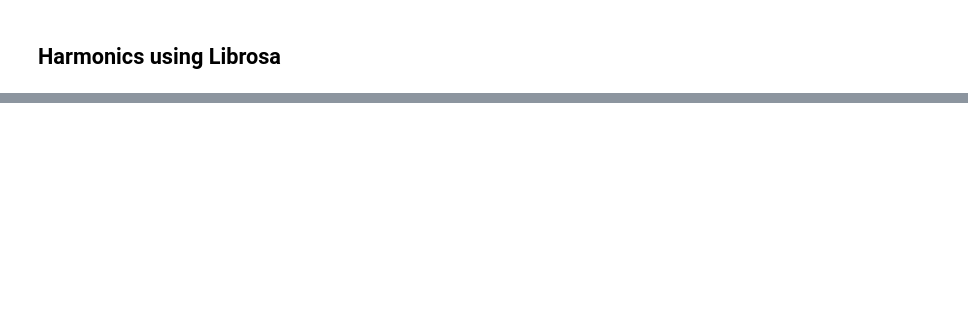
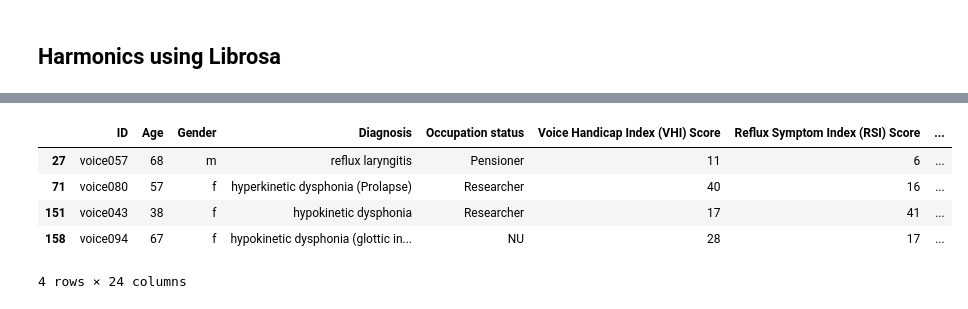
Before and after one commit to alyssahondrade/ml-perspectives-on-voice-disorder-diagnosis, a Jupyter notebook: data_exploration_cleaned.ipynb, the cells around one changed output, grey strips where cells are left out. Cells and saved outputs as stored; diff of their text form; code cells hidden in the pictures; blank space fills up the shorter version.

```diff
--- a/data_exploration_cleaned.ipynb
+++ b/data_exploration_cleaned.ipynb
@@ -205,3 +355,12 @@ for file in audio_files[:3]:
+# %%
+metadata_df.loc[metadata_df['ID'].isin(['voice094', 'voice080', 'voice057', 'voice043'])]
+# %% [output]
+|  | ID | Age | Gender | Diagnosis | Occupation status | Voice Handicap Index (VHI) Score | Reflux Symptom Index (RSI) Score | ... |
+| 27 | voice057 | 68 | m | reflux laryngitis | Pensioner | 11 | 6 | ... |
+| 71 | voice080 | 57 | f | hyperkinetic dysphonia (Prolapse) | Researcher | 40 | 16 | ... |
+| 151 | voice043 | 38 | f | hypokinetic dysphonia | Researcher | 17 | 41 | ... |
+| 158 | voice094 | 67 | f | hypokinetic dysphonia (glottic in... | NU | 28 | 17 | ... |
+4 rows × 24 columns
 # %%
 for file in audio_files[:3]:
 
```
Also changed, not shown: parts of 6 cells of this notebook.
